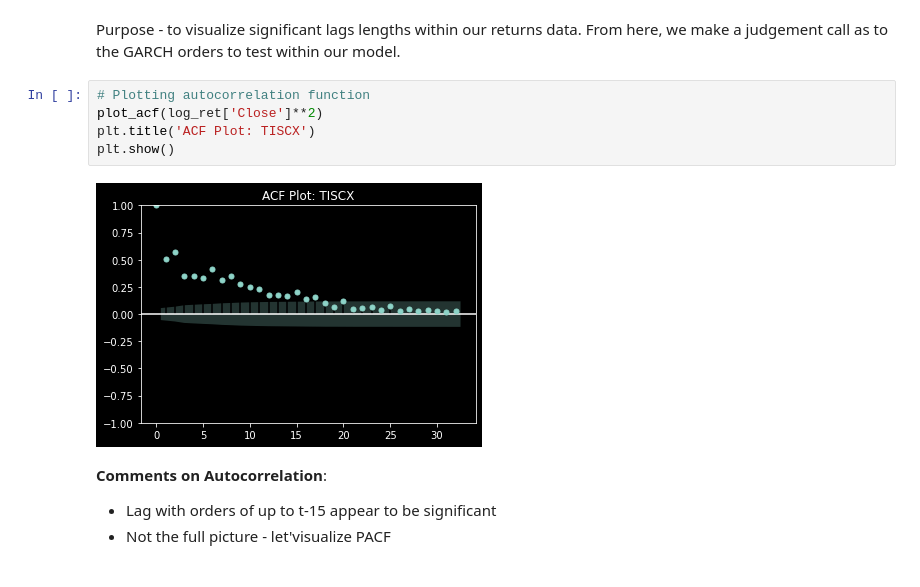
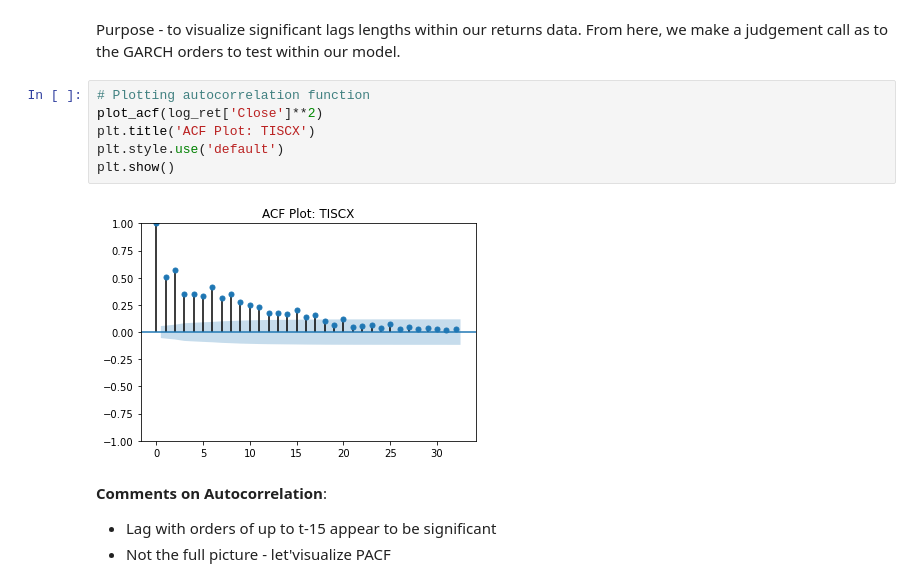
Before and after one commit to jaydenreu/GARCH-Modeling, a Jupyter notebook: GARCH3.ipynb, the cells around one changed output. Cells and saved outputs as stored; diff of their text form.

```diff
--- a/GARCH3.ipynb
+++ b/GARCH3.ipynb
@@ -162,10 +162,11 @@ Purpose - to visualize significant lags lengths within our returns data. From he
 # %%
 # Plotting autocorrelation function
 plot_acf(log_ret['Close']**2)
 plt.title('ACF Plot: TISCX')
+plt.style.use('default')
 plt.show()
 # %% [output]
-[figure, old version]
+[figure, new version]
 # %% [markdown]
 **Comments on Autocorrelation**:
 * Lag with orders of up to t-15 appear to be significant
```
Also changed, not shown: parts of 7 cells of this notebook.
